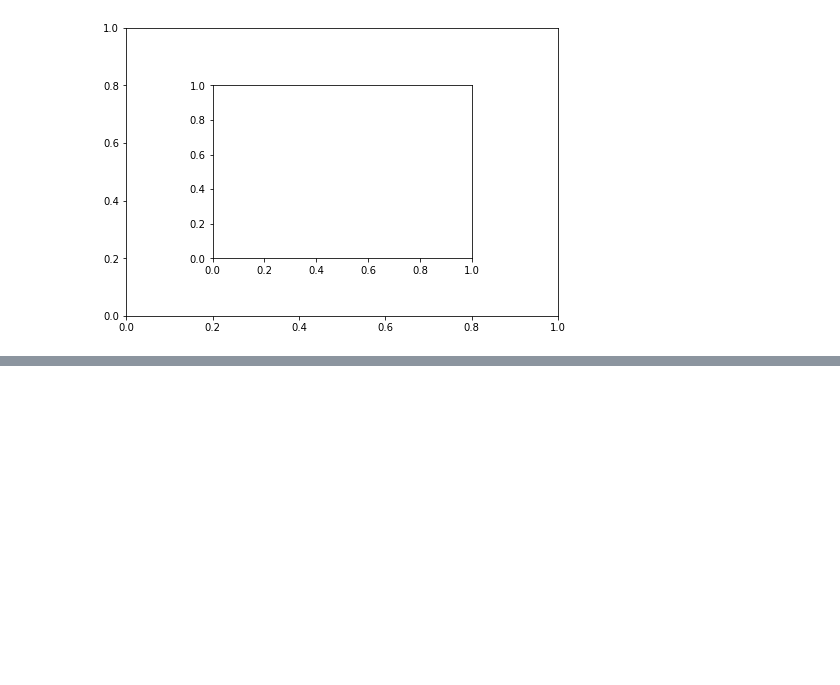
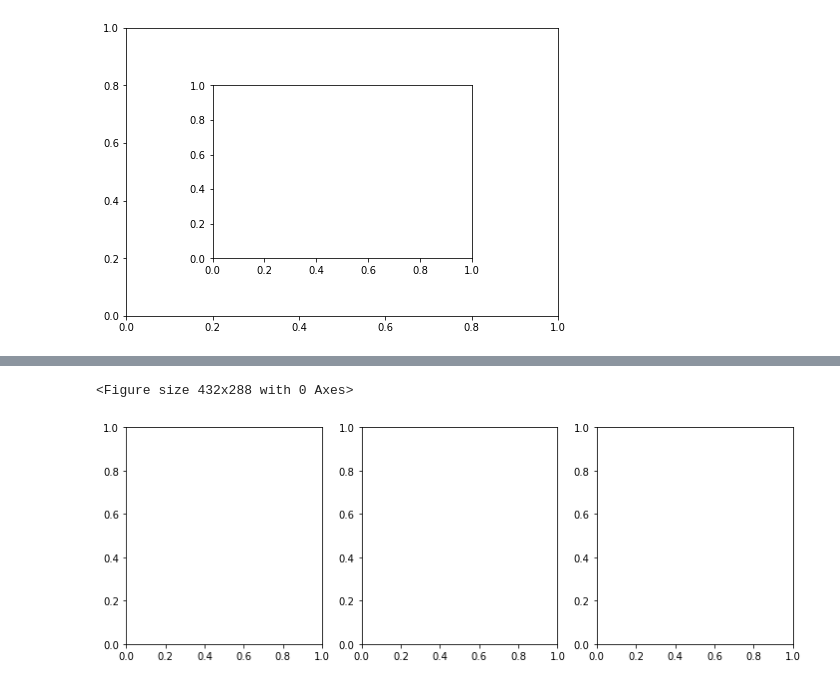
Before and after one commit to tempcat07/numpy, a Jupyter notebook: mynump.ipynb, the cells around one changed output, grey strips where cells are left out. Cells and saved outputs as stored; diff of their text form; code cells hidden in the pictures; blank space fills up the shorter version.

```diff
--- a/mynump.ipynb
+++ b/mynump.ipynb
@@ -1165,0 +1200,7 @@ insert_axes = fig.add_axes([0.2, 0.2, 0.6, 0.6])
+# %%
+fig = plt.figure()
+#axes = fig.add_axes([0, 0, 1, 1])
+fig, axes = plt.subplots(1,3,figsize=(12,4))
+# %% [output]
+<Figure size 432x288 with 0 Axes>
+[figure, added]
```
Also changed, not shown: parts of 7 cells of this notebook.
